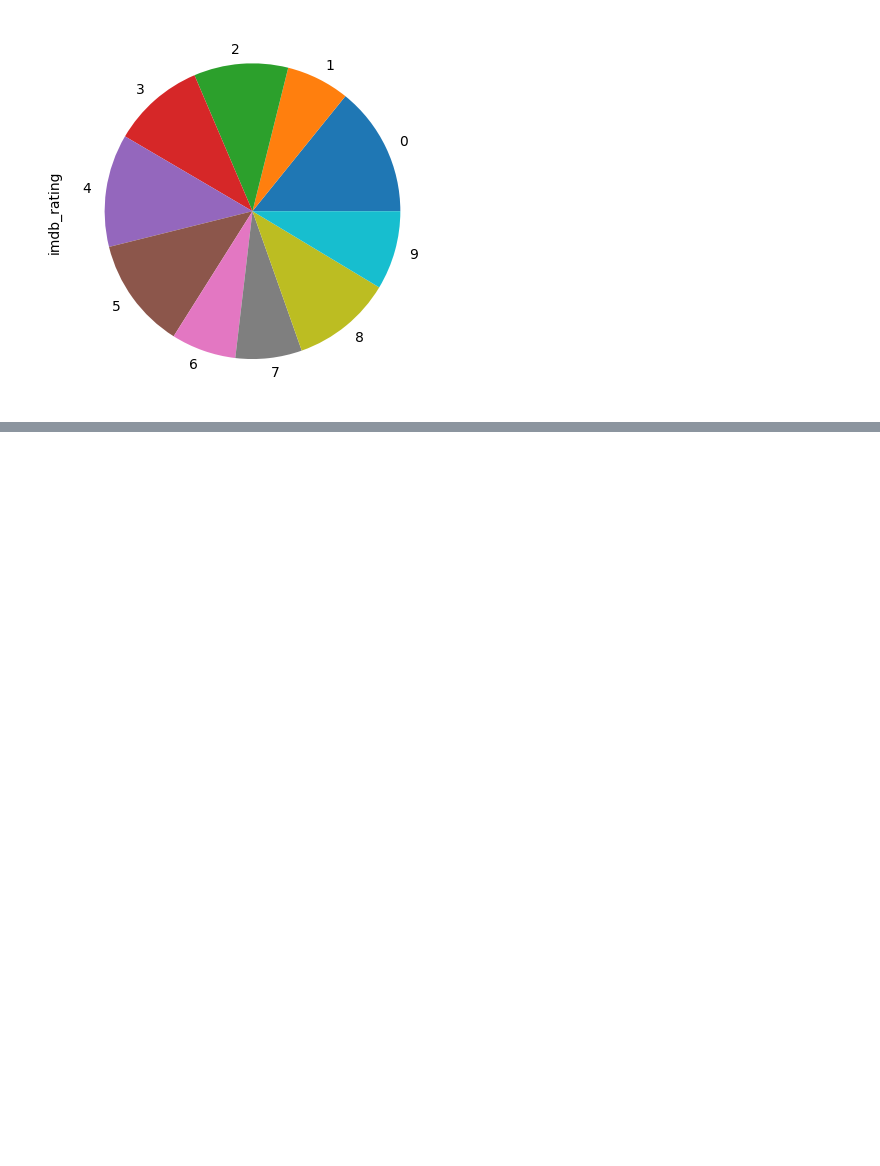
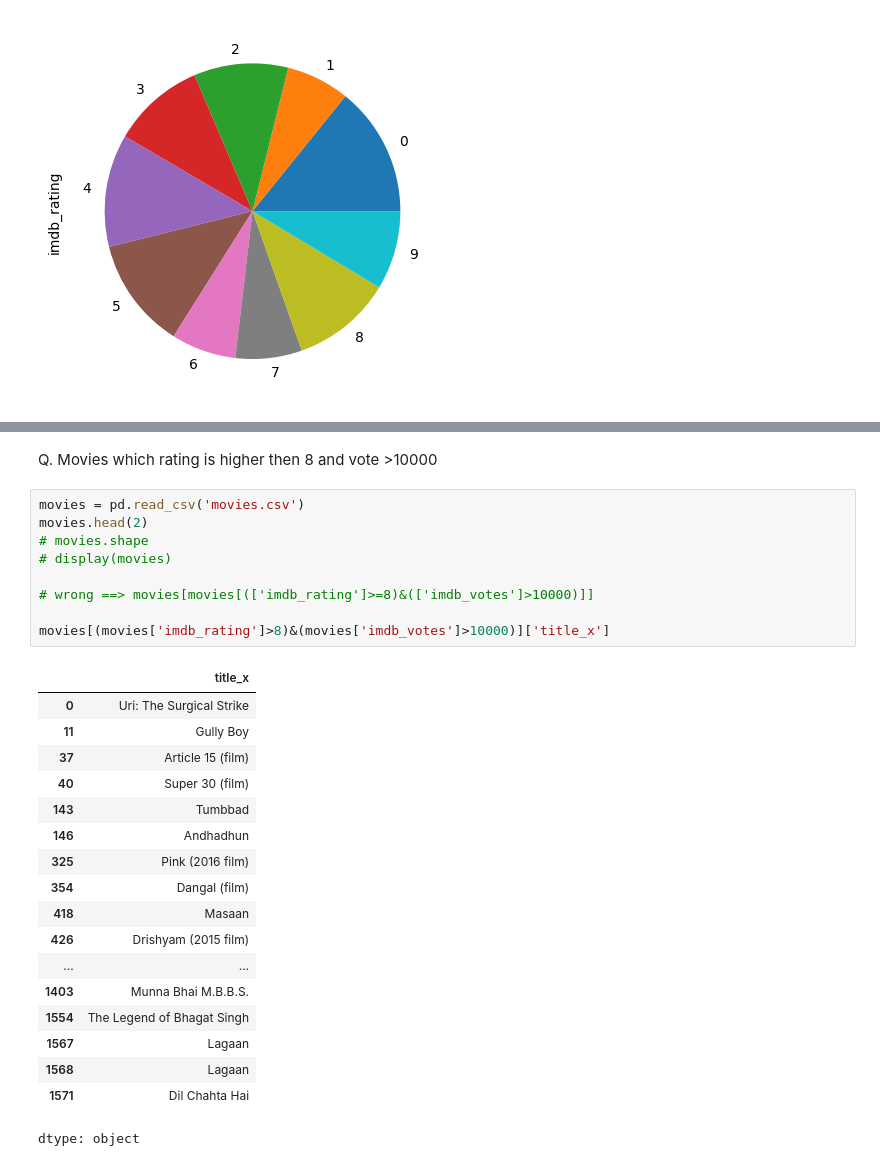
Before and after one commit to yogeshkumarrudra/Data_structure, a Jupyter notebook: Practice.ipynb, the cells around one changed output, grey strips where cells are left out. Saved outputs shown, nothing was run; the diff lists cells and outputs as text; blank space fills up the shorter version.

```diff
--- a/Practice.ipynb
+++ b/Practice.ipynb
@@ -32,0 +129,30 @@ dtype: float64
+# %% [markdown]
+Q. Movies which rating is higher then 8 and vote >10000
+# %%
+movies = pd.read_csv('movies.csv')
+movies.head(2)
+# movies.shape
+# display(movies)
+
+# wrong ==> movies[movies[(['imdb_rating']>=8)&(['imdb_votes']>10000)]]
+
+movies[(movies['imdb_rating']>8)&(movies['imdb_votes']>10000)]['title_x']
+# %% [output]
+|  | title_x |
+| 0 | Uri: The Surgical Strike |
+| 11 | Gully Boy |
+| 37 | Article 15 (film) |
+| 40 | Super 30 (film) |
+| 143 | Tumbbad |
+| 146 | Andhadhun |
+| 325 | Pink (2016 film) |
+| 354 | Dangal (film) |
+| 418 | Masaan |
+| 426 | Drishyam (2015 film) |
+| ... | ... |
+| 1403 | Munna Bhai M.B.B.S. |
+| 1554 | The Legend of Bhagat Singh |
+| 1567 | Lagaan |
+| 1568 | Lagaan |
+| 1571 | Dil Chahta Hai |
+dtype: object
```
Also changed, not shown: parts of 12 cells of this notebook.
